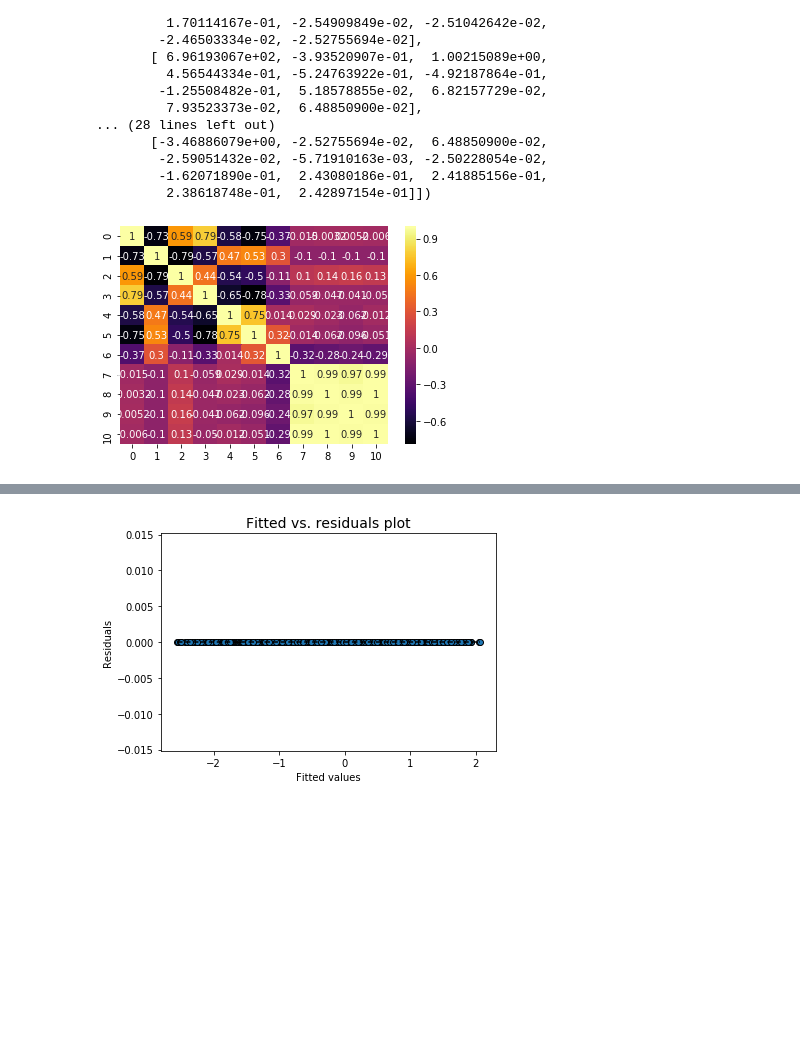
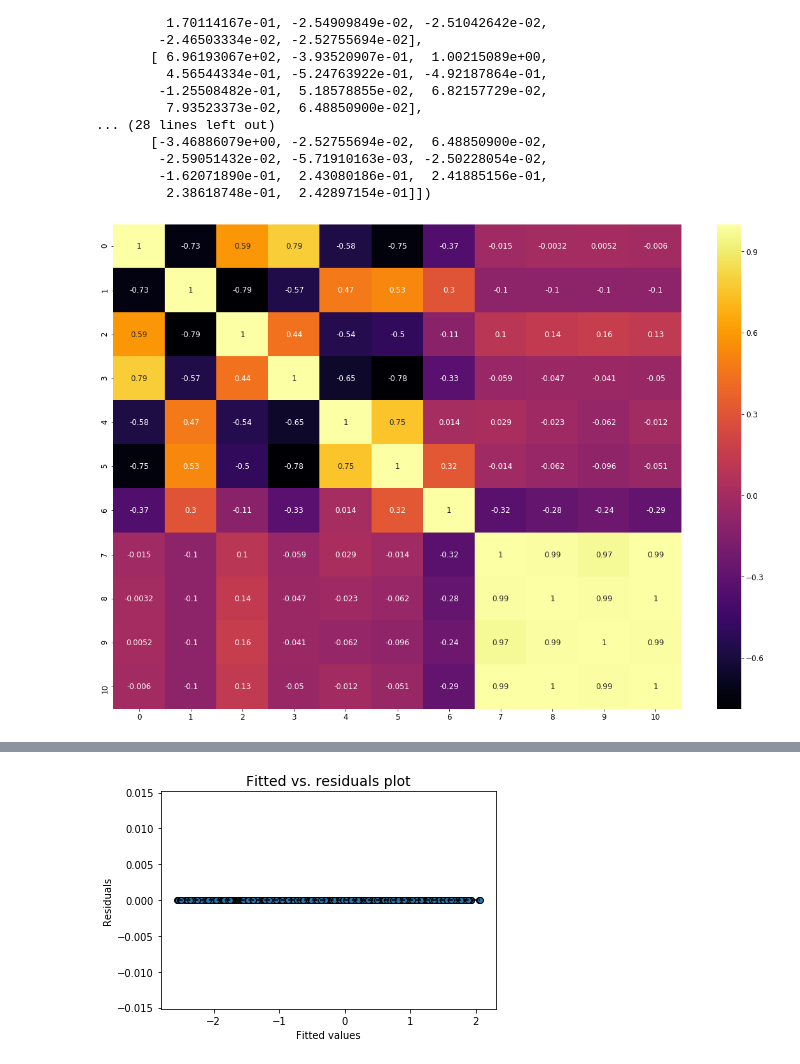
Before and after one commit to ABV-Hub/CoreSamples, a Jupyter notebook: Prediction/MLR.ipynb, the cells around one changed output, grey strips where cells are left out. Cells and saved outputs as stored; diff of their text form; code cells hidden in the pictures; blank space fills up the shorter version.

```diff
--- a/Prediction/MLR.ipynb
+++ b/Prediction/MLR.ipynb
@@ -125,9 +125,10 @@ array([[ 1.38437247e+06, -4.30687382e+02,  6.96193067e+02,
         -1.62071890e-01,  2.43080186e-01,  2.41885156e-01,
          2.38618748e-01,  2.42897154e-01]])
 # %%
+plt.rcParams['figure.figsize'] = (20,14)
 model.corrplot(cmap='inferno',annot=True)
 # %% [output]
-[figure, old version]
+[figure, new version]
 # %%
 model.ftest()
 # %% [output]
```
Also changed, not shown: parts of 10 cells of this notebook, 2 other files.
